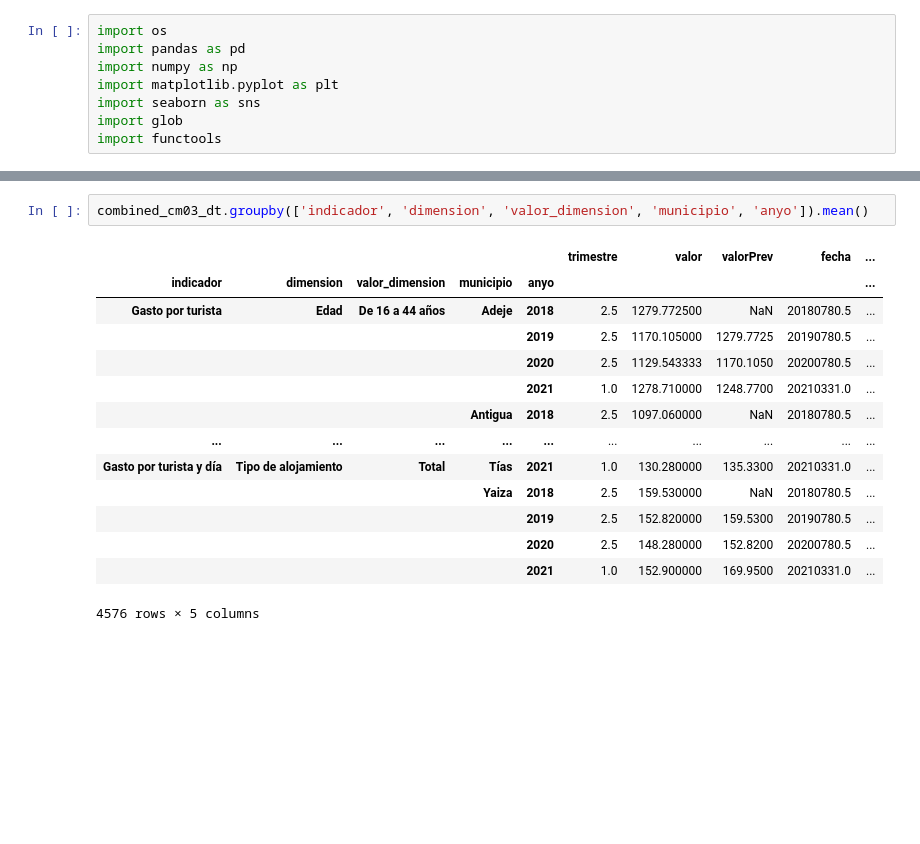
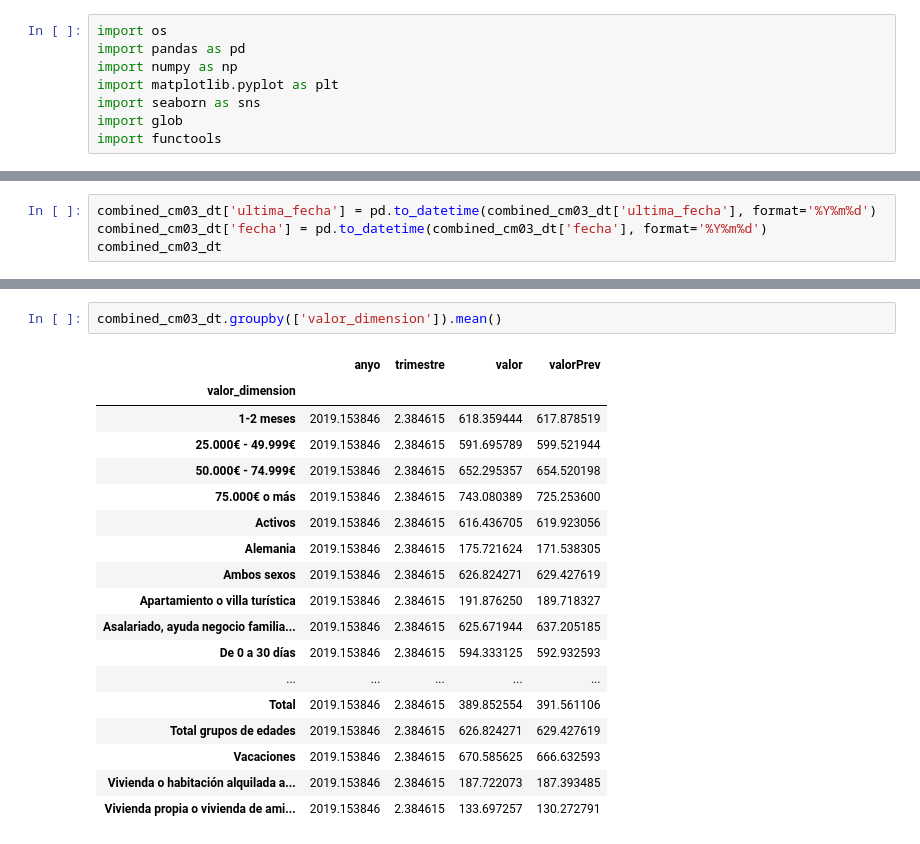
Before and after one commit to miracFence/Datathon-Gran-Canaria, a Jupyter notebook: Smart Destinations/CM_03_Analysis.ipynb, the cells around one changed output, grey strips where cells are left out. Saved outputs shown, nothing was run; the diff lists cells and outputs as text; blank space fills up the shorter version.

```diff
--- a/Smart Destinations/CM_03_Analysis.ipynb
+++ b/Smart Destinations/CM_03_Analysis.ipynb
@@ -49,0 +50,4 @@ combined_cm03_dt[combined_cm03_dt.duplicated(keep=False)]
+# %%
+combined_cm03_dt['ultima_fecha'] = pd.to_datetime(combined_cm03_dt['ultima_fecha'], format='%Y%m%d')
+combined_cm03_dt['fecha'] = pd.to_datetime(combined_cm03_dt['fecha'], format='%Y%m%d')
+combined_cm03_dt
@@ -50,17 +68,21 @@ combined_cm03_dt[combined_cm03_dt.duplicated(keep=False)]
 # %%
-combined_cm03_dt.groupby(['indicador', 'dimension', 'valor_dimension', 'municipio', 'anyo']).mean()
+combined_cm03_dt.groupby(['valor_dimension']).mean()
 # %% [output]
-|  |  |  |  |  | trimestre | valor | valorPrev | fecha | ... |
-| indicador | dimension | valor_dimension | municipio | anyo |  |  |  |  | ... |
-| Gasto por turista | Edad | De 16 a 44 años | Adeje | 2018 | 2.5 | 1279.772500 | NaN | 20180780.5 | ... |
-|  |  |  |  | 2019 | 2.5 | 1170.105000 | 1279.7725 | 20190780.5 | ... |
-|  |  |  |  | 2020 | 2.5 | 1129.543333 | 1170.1050 | 20200780.5 | ... |
-|  |  |  |  | 2021 | 1.0 | 1278.710000 | 1248.7700 | 20210331.0 | ... |
-|  |  |  | Antigua | 2018 | 2.5 | 1097.060000 | NaN | 20180780.5 | ... |
-| ... | ... | ... | ... | ... | ... | ... | ... | ... | ... |
-| Gasto por turista y día | Tipo de alojamiento | Total | Tías | 2021 | 1.0 | 130.280000 | 135.3300 | 20210331.0 | ... |
-|  |  |  | Yaiza | 2018 | 2.5 | 159.530000 | NaN | 20180780.5 | ... |
-|  |  |  |  | 2019 | 2.5 | 152.820000 | 159.5300 | 20190780.5 | ... |
-|  |  |  |  | 2020 | 2.5 | 148.280000 | 152.8200 | 20200780.5 | ... |
-|  |  |  |  | 2021 | 1.0 | 152.900000 | 169.9500 | 20210331.0 | ... |
+|  | anyo | trimestre | valor | valorPrev |
+| valor_dimension |  |  |  |  |
+| 1-2 meses | 2019.153846 | 2.384615 | 618.359444 | 617.878519 |
+| 25.000€ - 49.999€ | 2019.153846 | 2.384615 | 591.695789 | 599.521944 |
+| 50.000€ - 74.999€ | 2019.153846 | 2.384615 | 652.295357 | 654.520198 |
+| 75.000€ o más | 2019.153846 | 2.384615 | 743.080389 | 725.253600 |
+| Activos | 2019.153846 | 2.384615 | 616.436705 | 619.923056 |
+| Alemania | 2019.153846 | 2.384615 | 175.721624 | 171.538305 |
+| Ambos sexos | 2019.153846 | 2.384615 | 626.824271 | 629.427619 |
+| Apartamiento o villa turística | 2019.153846 | 2.384615 | 191.876250 | 189.718327 |
+| Asalariado, ayuda negocio familia... | 2019.153846 | 2.384615 | 625.671944 | 637.205185 |
+| De 0 a 30 días | 2019.153846 | 2.384615 | 594.333125 | 592.932593 |
+| ... | ... | ... | ... | ... |
+| Total | 2019.153846 | 2.384615 | 389.852554 | 391.561106 |
+| Total grupos de edades | 2019.153846 | 2.384615 | 626.824271 | 629.427619 |
+| Vacaciones | 2019.153846 | 2.384615 | 670.585625 | 666.632593 |
+| Vivienda o habitación alquilada a... | 2019.153846 | 2.384615 | 187.722073 | 187.393485 |
+| Vivienda propia o vivienda de ami... | 2019.153846 | 2.384615 | 133.697257 | 130.272791 |
-4576 rows × 5 columns
```
Also changed, not shown: parts of 3 cells of this notebook, 4 other files.
